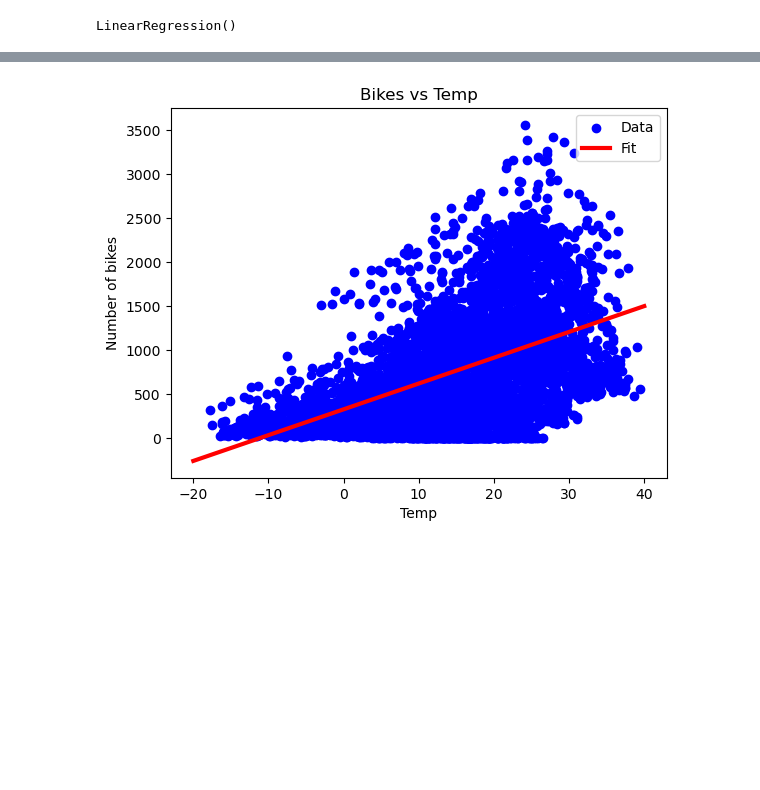
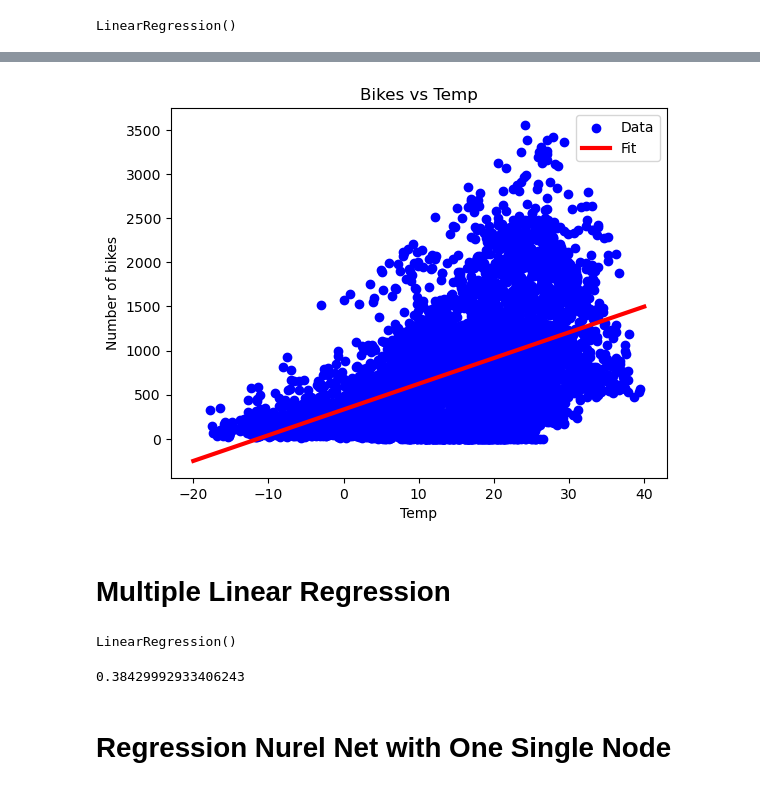
Before and after one commit to akibahmed229/development-of-intelligent, a Jupyter notebook: MachineLearning/Bikes-regression-Example.ipynb, the cells around one changed output, grey strips where cells are left out. Cells and saved outputs as stored; diff of their text form; code cells hidden in the pictures; blank space fills up the shorter version.

```diff
--- a/MachineLearning/Bikes-regression-Example.ipynb
+++ b/MachineLearning/Bikes-regression-Example.ipynb
@@ -42,10 +43,18 @@ Holiday - Holiday/No holiday
 
 Functional Day - NoFunc(Non Functional Hours), Fun(Functional hours)
 # %%
-dataset_cols = ["bike_count", "temp", "humidity", "wind", "visibility", "dew_pt_temp", "radiation", "rain", "snow", "functional"]
+# Define the columns for the dataset, renaming them to more meaningful labels
+dataset_cols = ["bike_count", "temp", "humidity", "wind", "visibility", "dew_pt_temp",
+                "radiation", "rain", "snow", "functional"]
+
+# Read the CSV file containing the Seoul bike data, using specific encoding
+# Drop columns that are not needed for this analysis: "Date", "Holiday", "Seasons", and "Hour"
 df = pd.read_csv("./file/SeoulBikeData.csv", encoding='ISO-8859-1').drop(["Date", "Holiday", "Seasons", "Hour"], axis=1)
-df.columns =  dataset_cols
 
+# Rename the columns in the dataframe to the ones defined in dataset_cols
+df.columns = dataset_cols
+
+# Display the first few rows of the dataframe to check the data
 df.head()
 # %% [output]
 |  | bike_count | temp | humidity | wind | visibility | dew_pt_temp | radiation | rain | snow | ... |
@@ -143,12 +187,27 @@ temp_reg.score(x_test_temp, y_test_temp)
 # %%
-plt.scatter(x_train_temp, y_train_temp, label="Data", color="blue")
-x = np.linspace(-20, 40, 100)
-y = temp_reg.predict(np.array(x).reshape(-1, 1))
-plt.plot(x, y, label="Fit", color="red", linewidth=3)
-plt.legend()
-plt.title("Bikes vs Temp")
-plt.ylabel("Number of bikes")
-plt.xlabel("Temp")
-plt.show()
+def scatter_plot(x_train, y_train, model):
+    # Scatter plot of training data (temperature vs. bike count)
+    plt.scatter(x_train, y_train, label="Data", color="blue")  # Plot training data points
+
+    # Create a range of temperature values for plotting the regression line
+    x = np.linspace(-20, 40, 100)  # Generate 100 temperature values from -20 to 40
+
+    # Predict the bike count for each temperature in the range using the trained regression model
+    y = model.predict(np.array(x).reshape(-1, 1))  # Reshape x for prediction
+
+    # Plot the regression line based on predictions
+    plt.plot(x, y, label="Fit", color="red", linewidth=3)  # Plot the fitted line
+
+    # Add legend (differentiate data points from the fit) and labels
+    plt.legend()
+    plt.title("Bikes vs Temp")
+    plt.ylabel("Number of bikes")
+    plt.xlabel("Temp")
+    plt.show()
-# %% [output]
-[figure, removed]
+# %%
+# Scatter plot of training data (temperature vs. bike count)
+scatter_plot(x_train_temp, y_train_temp, temp_reg)
+# %% [output]
+[figure, added]
+# %% [markdown]
+# Multiple Linear Regression
@@ -154,0 +225,17 @@ plt.show()
+# %%
+# Initialize a Linear Regression model.
+all_reg = LinearRegression()
+
+# Train the model using the training data (all features except 'bike_count' as input, and 'bike_count' as the target).
+all_reg.fit(x_train_all, y_train_all)
+# %% [output]
+LinearRegression()
+# %%
+# Evaluate the model's performance on the test set by calculating the R^2 score.
+# This score measures how well the model's predictions match the actual data.
+# A score of 1 means perfect prediction, while a score of 0 means the model is no better than random guessing.
+all_reg.score(x_test_all, y_test_all)
+# %% [output]
+0.38429992933406243
+# %% [markdown]
+# Regression Nurel Net with One Single Node
```
Also changed, not shown: parts of 39 cells of this notebook, 1 other file.
